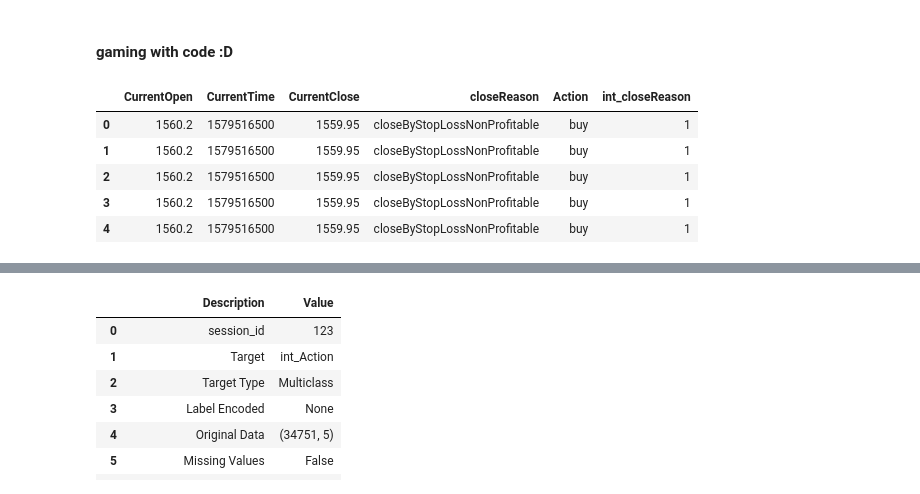
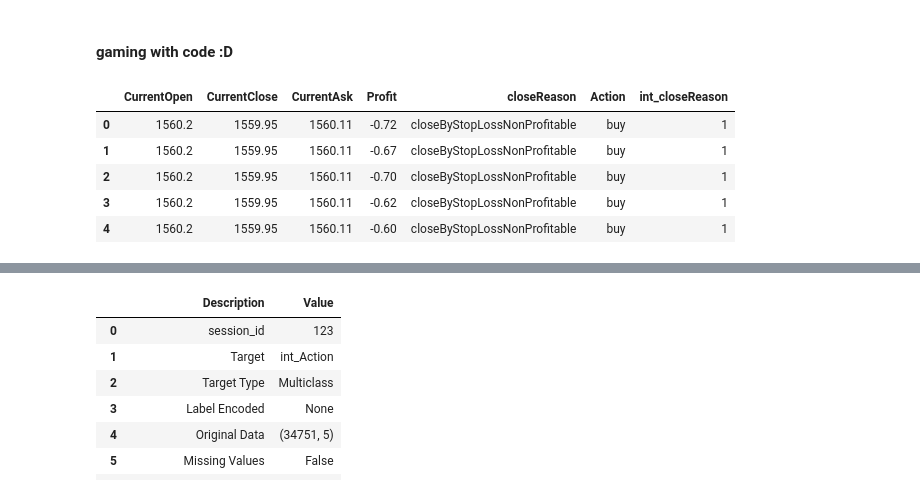
Before and after one commit to MKarimi21/MCI_Project_Part01, a Jupyter notebook: 00_core.ipynb, the cells around one changed output, grey strips where cells are left out. Saved outputs shown, nothing was run; the diff lists cells and outputs as text; code cells hidden in the pictures.

```diff
--- a/00_core.ipynb
+++ b/00_core.ipynb
@@ -58,14 +60,16 @@ for i in range(len(golden_data['closeReason'])):
 
         int_closeReason.append(3)
 # %%
+golden_data['int_closeReason'] = int_closeReason
+
 golden_data.head()
 # %% [output]
-|  | CurrentOpen | CurrentTime | CurrentClose | closeReason | Action | int_closeReason |
-| 0 | 1560.2 | 1579516500 | 1559.95 | closeByStopLossNonProfitable | buy | 1 |
-| 1 | 1560.2 | 1579516500 | 1559.95 | closeByStopLossNonProfitable | buy | 1 |
-| 2 | 1560.2 | 1579516500 | 1559.95 | closeByStopLossNonProfitable | buy | 1 |
-| 3 | 1560.2 | 1579516500 | 1559.95 | closeByStopLossNonProfitable | buy | 1 |
-| 4 | 1560.2 | 1579516500 | 1559.95 | closeByStopLossNonProfitable | buy | 1 |
+|  | CurrentOpen | CurrentClose | CurrentAsk | Profit | closeReason | Action | int_closeReason |
+| 0 | 1560.2 | 1559.95 | 1560.11 | -0.72 | closeByStopLossNonProfitable | buy | 1 |
+| 1 | 1560.2 | 1559.95 | 1560.11 | -0.67 | closeByStopLossNonProfitable | buy | 1 |
+| 2 | 1560.2 | 1559.95 | 1560.11 | -0.70 | closeByStopLossNonProfitable | buy | 1 |
+| 3 | 1560.2 | 1559.95 | 1560.11 | -0.62 | closeByStopLossNonProfitable | buy | 1 |
+| 4 | 1560.2 | 1559.95 | 1560.11 | -0.60 | closeByStopLossNonProfitable | buy | 1 |
 # %%
 # new_close = golden_datal[(golden_datal["closeReason"] == "closeByStopLossNonProfitable")]
 # %%
```
Also changed, not shown: parts of 20 cells of this notebook.
